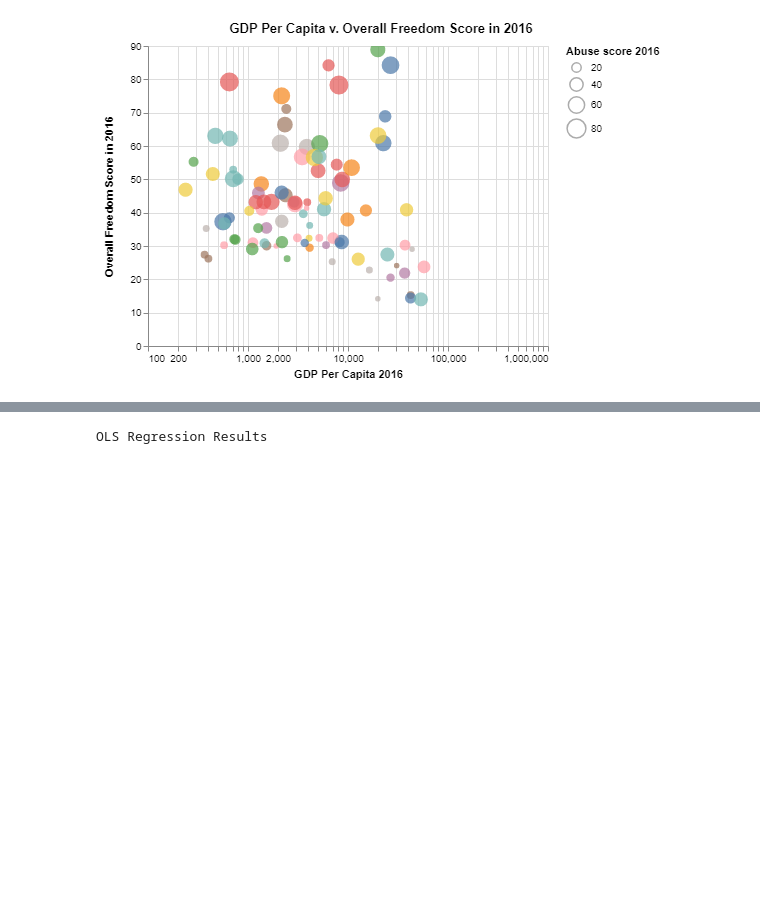
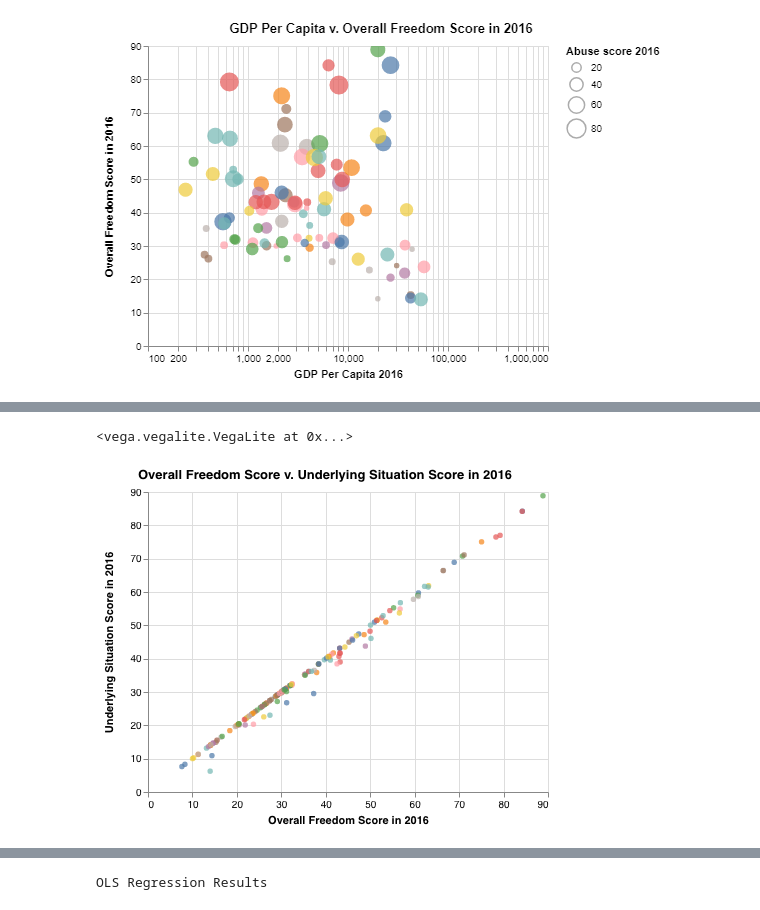
Before and after one commit to aliar97/degrees-of-freedom, a Jupyter notebook: Freedom.ipynb, the cells around one changed output, grey strips where cells are left out. Cells and saved outputs as stored; diff of their text form; code cells hidden in the pictures; blank space fills up the shorter version.

```diff
--- a/Freedom.ipynb
+++ b/Freedom.ipynb
@@ -201,0 +116,12 @@ real_final
+# %%
+alt.Chart(real_final).mark_circle().encode(
+    alt.X('Overall Score 2016:Q', axis=alt.Axis(title='Overall Freedom Score in 2016')),
+    alt.Y('Underlying situation score 2016:Q', scale=alt.Scale(zero=False), axis=alt.Axis(title='Underlying Situation Score in 2016')),
+    tooltip=['Country Name_x'],
+    color=alt.Color('Country Name_x', legend=None),
+).properties(
+    title='Overall Freedom Score v. Underlying Situation Score in 2016'
+).interactive()
+# %% [output]
+<vega.vegalite.VegaLite at 0x...>
+[figure, added]
```
Also changed, not shown: parts of 13 cells of this notebook.
